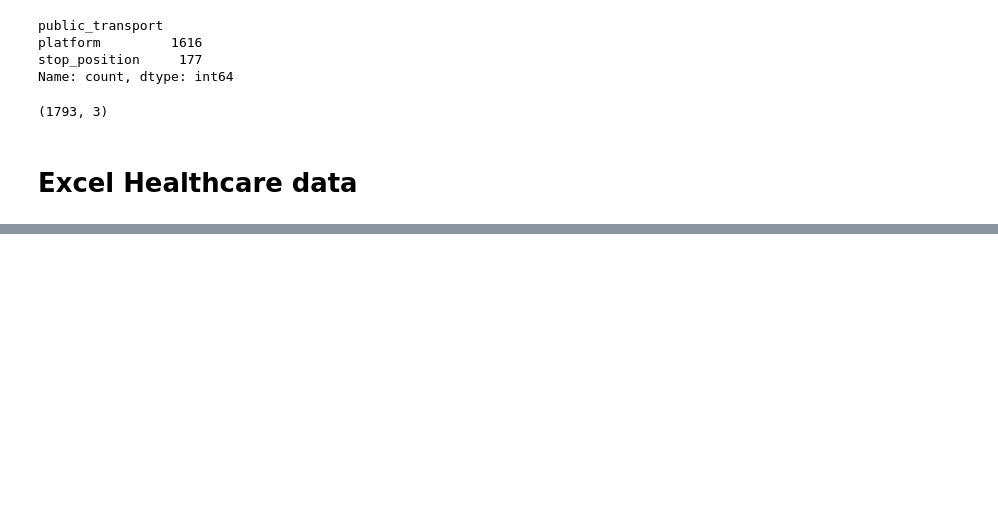
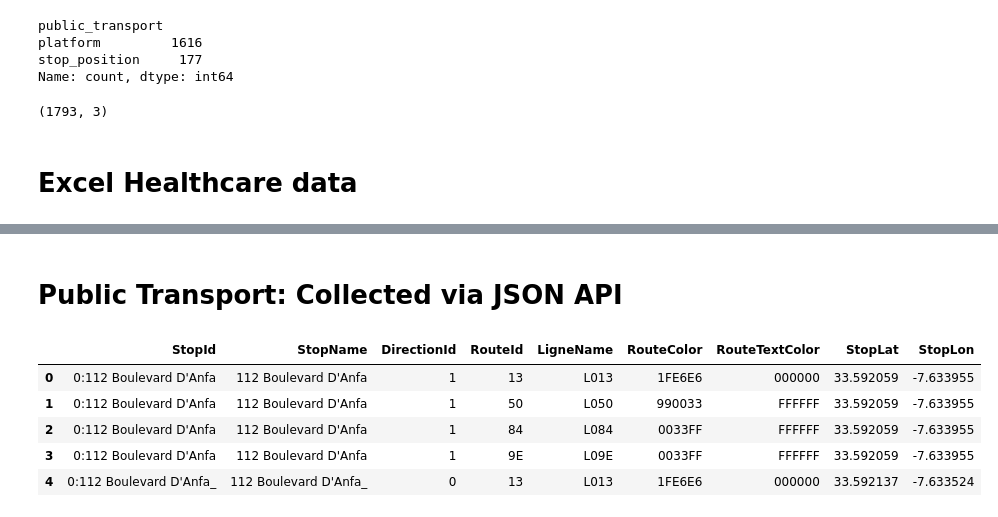
Before and after one commit to afkk25/capstone_repo, a Jupyter notebook: notebooks/02_data_preprocessing.ipynb, the cells around one changed output, grey strips where cells are left out. Saved outputs shown, nothing was run; the diff lists cells and outputs as text; code cells hidden in the pictures; blank space fills up the shorter version.

```diff
--- a/notebooks/02_data_preprocessing.ipynb
+++ b/notebooks/02_data_preprocessing.ipynb
@@ -84,0 +282,12 @@ save_clean_data(transport_stops_cleaned, "casablanca_transport_stops_cleaned.csv
+# %% [markdown]
+# Public Transport: Collected via JSON API
+# %%
+stops = pd.read_csv(f"{DATA_DIR}/raw/CasaBus/CasaBus_stops.csv")
+stops.head()
+# %% [output]
+|  | StopId | StopName | DirectionId | RouteId | LigneName | RouteColor | RouteTextColor | StopLat | StopLon |
+| 0 | 0:112 Boulevard D'Anfa | 112 Boulevard D'Anfa | 1 | 13 | L013 | 1FE6E6 | 000000 | 33.592059 | -7.633955 |
+| 1 | 0:112 Boulevard D'Anfa | 112 Boulevard D'Anfa | 1 | 50 | L050 | 990033 | FFFFFF | 33.592059 | -7.633955 |
+| 2 | 0:112 Boulevard D'Anfa | 112 Boulevard D'Anfa | 1 | 84 | L084 | 0033FF | FFFFFF | 33.592059 | -7.633955 |
+| 3 | 0:112 Boulevard D'Anfa | 112 Boulevard D'Anfa | 1 | 9E | L09E | 0033FF | FFFFFF | 33.592059 | -7.633955 |
+| 4 | 0:112 Boulevard D'Anfa_ | 112 Boulevard D'Anfa_ | 0 | 13 | L013 | 1FE6E6 | 000000 | 33.592137 | -7.633524 |
```
Also changed, not shown: parts of 38 cells of this notebook, 15 other files.
